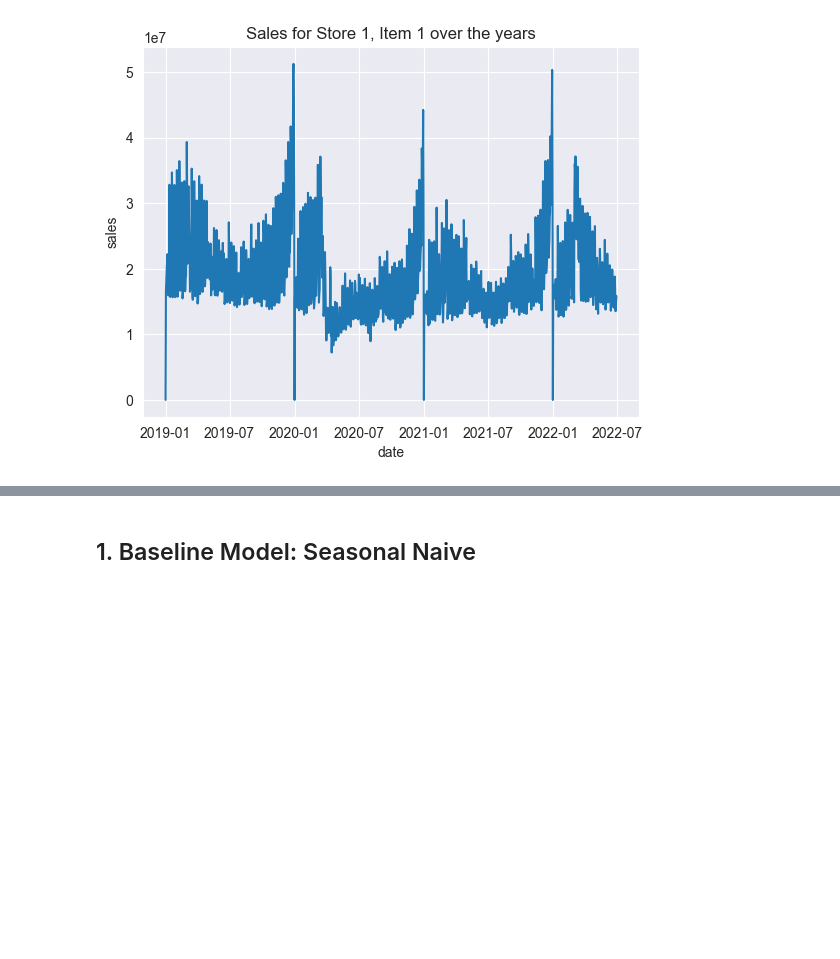
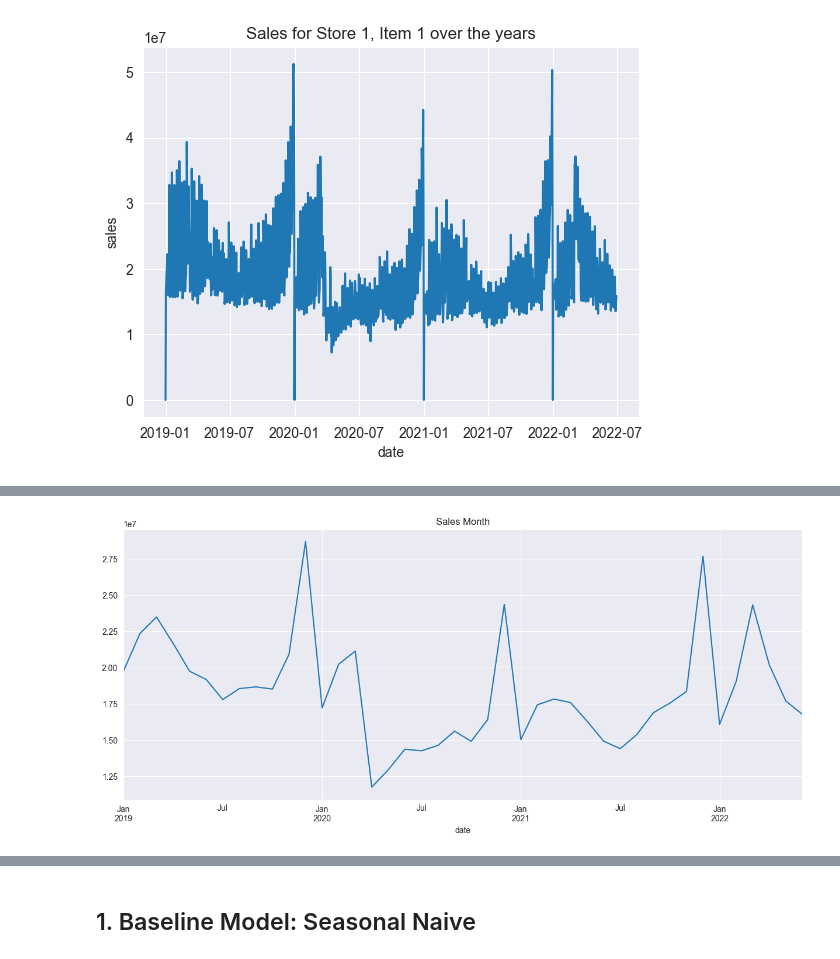
Before and after one commit to OriginalModo/FORECAST_TESTT, a Jupyter notebook: Forecast_SALES/FORECAST_SALES_Additional.ipynb, the cells around one changed output, grey strips where cells are left out. Saved outputs shown, nothing was run; the diff lists cells and outputs as text; code cells hidden in the pictures; blank space fills up the shorter version.

```diff
--- a/New_Forecast.ipynb
+++ b/Forecast_SALES/FORECAST_SALES_Additional.ipynb
@@ -132,3 +134,6 @@ plot = sn.lineplot(x='date', y='sales', data=df)
 _ = plot.set(title='Sales for Store 1, Item 1 over the years')
 # %% [output]
 [figure]
+# %%
+y = df[['date', 'sales']].copy()
+y.tail()
@@ -134,0 +147,3 @@ _ = plot.set(title='Sales for Store 1, Item 1 over the years')
+# %%
+y['date'] = pd.to_datetime(df['date'])
+df.head()
@@ -134,0 +157,3 @@ _ = plot.set(title='Sales for Store 1, Item 1 over the years')
+# %%
+y.set_index('date', inplace=True)
+y.tail()
@@ -134,0 +168,7 @@ _ = plot.set(title='Sales for Store 1, Item 1 over the years')
+# %%
+y = y['sales'].resample('MS').mean()
+# %%
+y.plot(figsize=(15, 6), title='Sales Month')
+plt.show()
+# %% [output]
+[figure, added]
```
Also changed, not shown: parts of 19 cells of this notebook, 17 other files.
